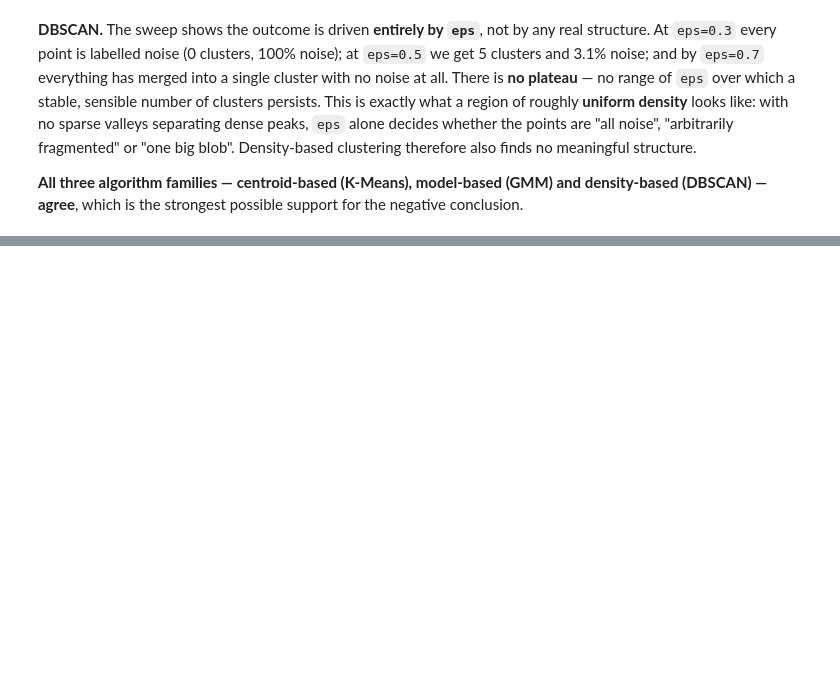
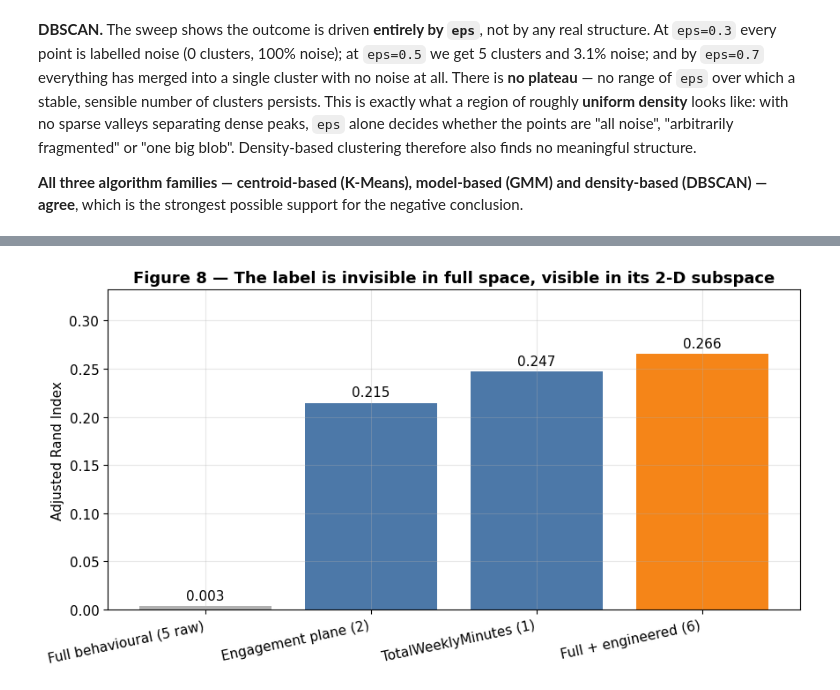
Before and after one commit to MrSparkiop/Gaming-player-clustering, a Jupyter notebook: gaming_player_clustering.ipynb, the cells around one changed output, grey strips where cells are left out. Drawn from its saved outputs; the diff is of its cells as text; code cells hidden in the pictures; blank space fills up the shorter version.

```diff
--- a/gaming_player_clustering.ipynb
+++ b/gaming_player_clustering.ipynb
@@ -583,0 +602,20 @@ negative conclusion.
+# %%
+y = df["EngagementLevel"].map({"Low": 0, "Medium": 1, "High": 2}).to_numpy()
+ENGAGEMENT_PLANE = ["SessionsPerWeek", "AvgSessionDurationMinutes"]
+
+def ari_for(columns):
+    """k=3 K-Means on the given (scaled) columns vs. EngagementLevel."""
+    km = KMeans(n_clusters=3, random_state=RANDOM_STATE, n_init=10).fit(scale(columns))
+    return adjusted_rand_score(y, km.labels_), km
+
+ari_full,  km_full  = ari_for(BEHAVIORAL)                               # 5 raw features
+ari_plane, km_plane = ari_for(ENGAGEMENT_PLANE)                         # the 2 drivers
+ari_total, _        = ari_for(["TotalWeeklyMinutes"])                   # engineered, 1-D
+ari_both,  _        = ari_for(BEHAVIORAL + ["TotalWeeklyMinutes"])      # 5 raw + engineered
+
+results = pd.DataFrame({
+    "feature set": ["Full behavioural (5 raw)", "Engagement plane (2)",
+                    "TotalWeeklyMinutes (1)", "Full + engineered (6)"],
+    "ARI vs EngagementLevel": [ari_full, ari_plane, ari_total, ari_both],
+}).set_index("feature set")
+results.round(4)
@@ -583,0 +629,12 @@ negative conclusion.
+# %%
+fig, ax = plt.subplots(figsize=(9, 4.8))
+colors = ["#b0b0b0", "#4c78a8", "#4c78a8", "#f58518"]
+bars = ax.bar(results.index, results["ARI vs EngagementLevel"], color=colors)
+ax.bar_label(bars, fmt="%.3f", padding=3)
+ax.set_ylabel("Adjusted Rand Index")
+ax.set_title("Figure 8 — The label is invisible in full space, visible in its 2-D subspace")
+ax.set_ylim(0, max(results["ARI vs EngagementLevel"]) * 1.25)
+plt.xticks(rotation=12, ha="right")
+plt.tight_layout(); plt.show()
+# %% [output]
+[figure, added]
```
Also changed, not shown: parts of 7 cells of this notebook.
